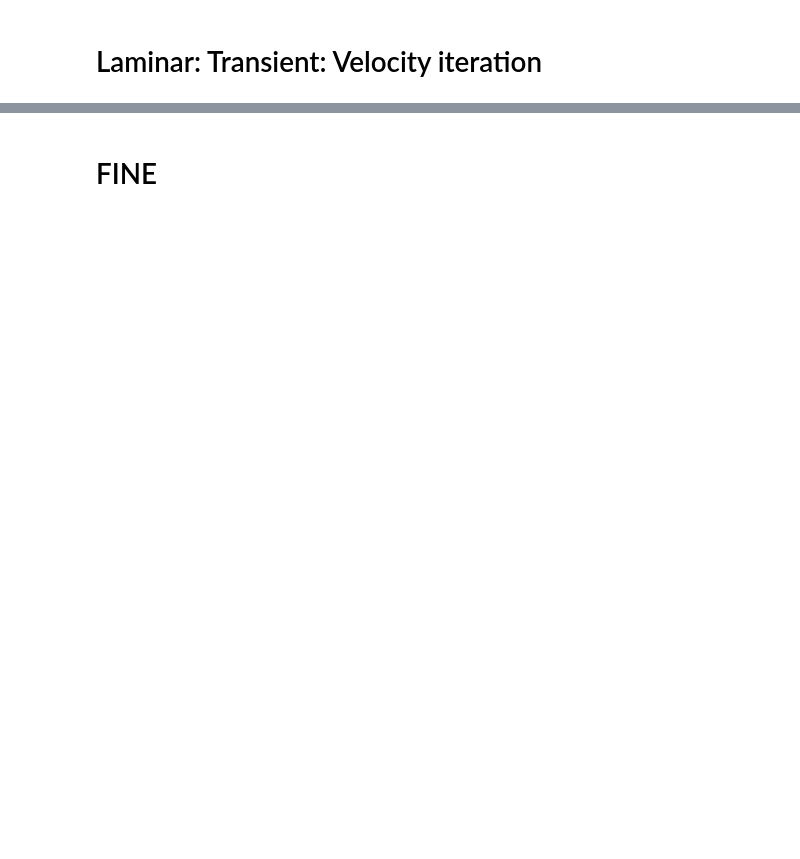
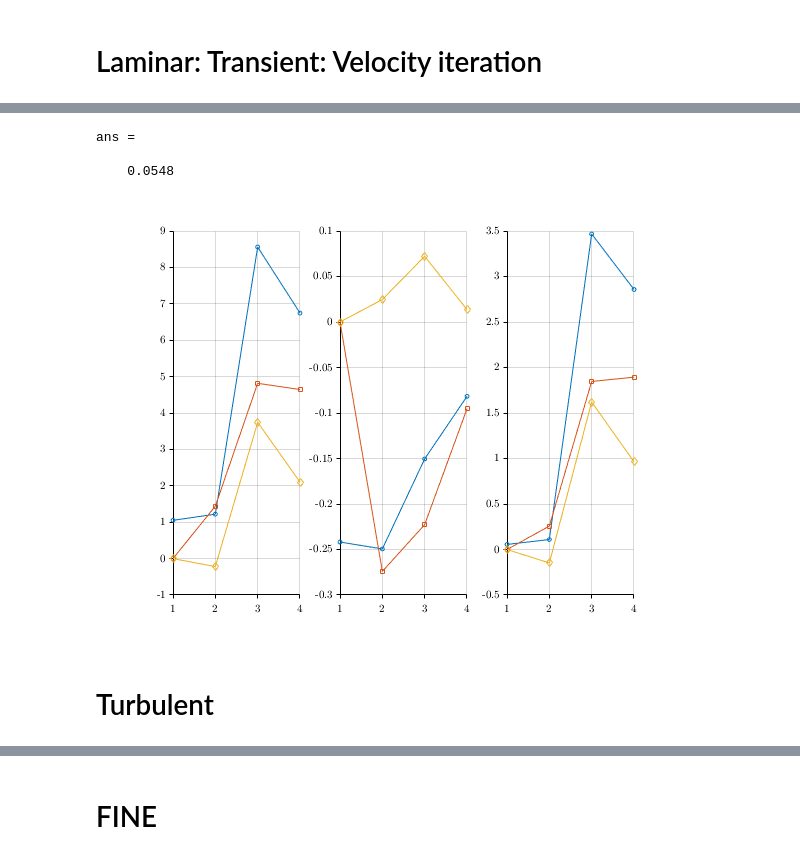
Before and after one commit to seoha0kim/openfoam_seo, a Jupyter notebook: wtt/yjn2/cfd_200915.ipynb, the cells around one changed output, grey strips where cells are left out. Saved outputs shown, nothing was run; the diff lists cells and outputs as text; code cells hidden in the pictures; blank space fills up the shorter version.

```diff
--- a/wtt/yjn2/cfd_200915.ipynb
+++ b/wtt/yjn2/cfd_200915.ipynb
@@ -1554,0 +1616,6 @@ save(sprintf('rib_upper_laminarTa_Re%d',sb.Re),'sb')
+# %%
+n_t = floor(length(t)/2);
+lc = n_t:n_t*2;
+tn = t(lc);
+d_t = mean(diff(tn))
+std(diff(tn))
@@ -1554,0 +1631,50 @@ save(sprintf('rib_upper_laminarTa_Re%d',sb.Re),'sb')
+# %%
+n_ty = size(y,2);
+y1 = y(:,1:n_ty/2);
+y2 = y(:,[1:n_ty/2]+n_ty/2);
+
+d_f = 1/n_t/d_t;
+n_f = floor(n_t/2+1);
+f = [0:n_f-1]*d_f;
+yf1 = fft(y1(:,lc)');
+yf2 = fft(y2(:,lc)');
+# %%
+lc_fN_m1 = output(@() max(abs(yf1(2:end,:))), 2)+1;
+lc_fN_m2 = output(@() max(abs(yf2(2:end,:))), 2)+1;
+# %%
+sb.U_in
+# %% [output]
+ans =
+
+    0.0548
+# %%
+Gam = eye(9)*(sb.U_in/.1)^2;
+sb.res(4,1:9) = mean(y1(:,lc)')*Gam;
+sb.res(4,10) = f(lc_fN_m1(2))*sb.D/0.1;
+sb.res(4,11) = f(lc_fN_m1(5))*sb.D/0.1;
+sb.res(4,12) = f(lc_fN_m1(8))*sb.D/0.1;
+
+Gam = eye(9)*(sb.U_in/.15)^2;
+sb.res(5,1:9) = mean(y2(:,lc)')*Gam;
+sb.res(5,10) = f(lc_fN_m2(2))*sb.D/0.15;
+sb.res(5,11) = f(lc_fN_m2(5))*sb.D/0.15;
+sb.res(5,12) = f(lc_fN_m2(8))*sb.D/0.15;
+
+lc = [1,2,4,5];
+figure(1)
+clf
+for ii=1:3
+%     ii = 1;
+    subplot(1,3,ii)
+    plot(sb.res(lc,ii), '-o', 'MarkerSize',6-3)
+end
+gcfG;gcfH;gcfLFont;gcfS;%gcfP
+for ii=1:3
+    subplot(1,3,ii)
+    plot(sb.res(lc,ii+3), '-s', 'MarkerSize',6-2)
+    plot(sb.res(lc,ii+6), '-d', 'MarkerSize',6-2)
+end
+# %% [output]
+[figure, added]
+# %% [markdown]
+# Turbulent
```
Also changed, not shown: parts of 21 cells of this notebook, 11 other files.
